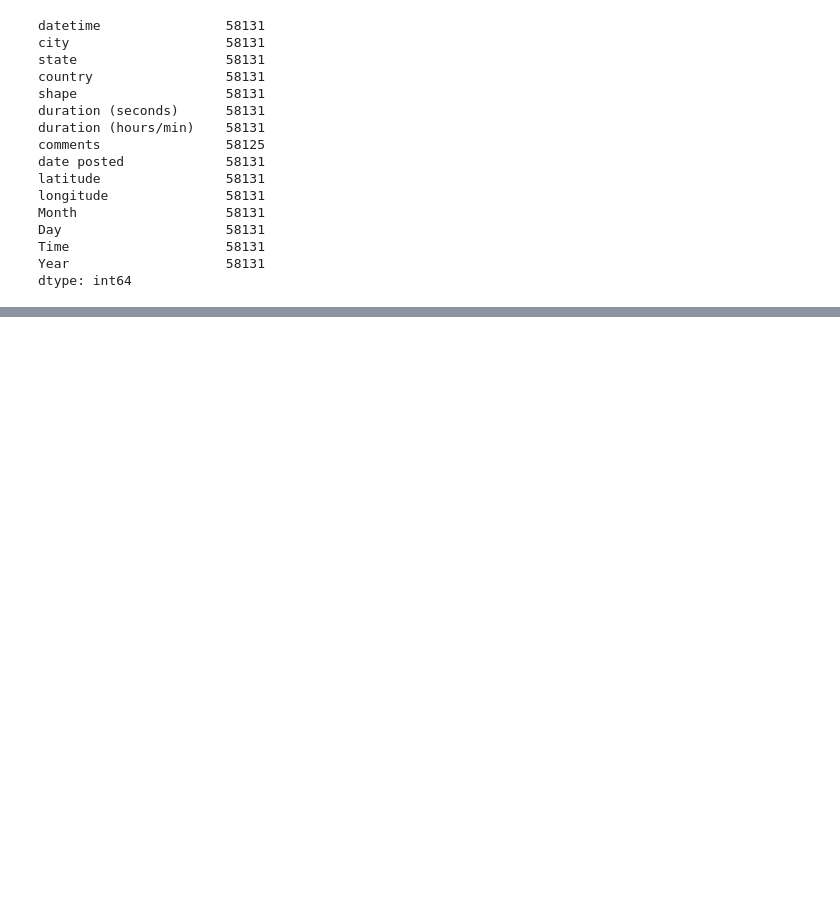
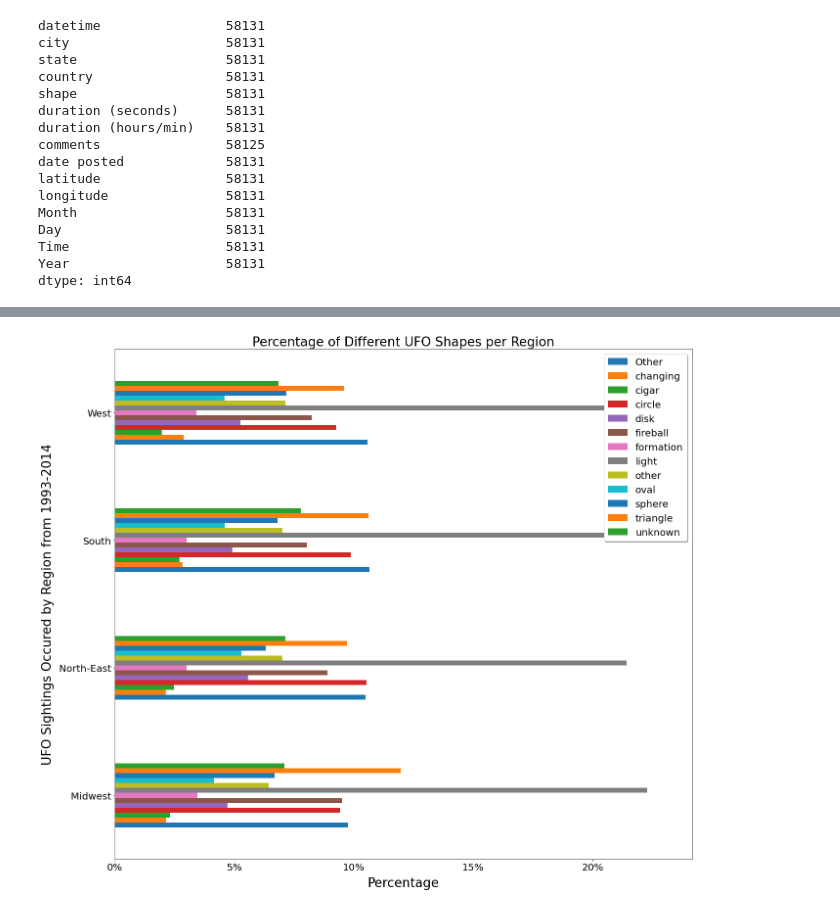
Before and after one commit to mmegancross/project-1-alien-analysis, a Jupyter notebook: UFO_dataset_trimmed.ipynb, the cells around one changed output, grey strips where cells are left out. Cells and saved outputs as stored; diff of their text form; code cells hidden in the pictures; blank space fills up the shorter version.

Commit message:
Region code added

```diff
--- a/UFO_dataset_trimmed.ipynb
+++ b/UFO_dataset_trimmed.ipynb
@@ -670,0 +720,6 @@ plt.show()
+# %%
+#reduce dataframe to shape and region
+
+smaller_region_data = region_ufo_data[["shape", "region"]]
+
+smaller_region_data.head()
@@ -670,0 +800,5 @@ plt.show()
+# %%
+#unstack the data
+
+unstack_region_data = region_count_year.unstack(level=0)
+unstack_region_data
@@ -670,0 +822,5 @@ plt.show()
+# %%
+#find percentage of columns (region)
+
+percent_region_data = unstack_region_data/unstack_region_data.sum()*100
+percent_region_data
@@ -670,0 +844,4 @@ plt.show()
+# %%
+#rotate the percentage data to shape being the columns and region the rows
+unstack_region_data_rotate = percent_region_data.T
+unstack_region_data_rotate
@@ -670,0 +865,28 @@ plt.show()
+# %%
+#plot the percentage of shapes by region data
+
+unstack_region_data_rotate.plot(kind='barh', figsize=(20,16), fontsize=20)
+
+plt.xlabel("Percentage", fontsize=26, labelpad = 10)
+plt.ylabel("UFO Sightings Occured by Region from 1993-2014", fontsize=26, labelpad = 10)
+plt.title("Percentage of Different UFO Shapes per Region", fontsize=26)
+
+
+#plt.grid(b=True, which='major', color='#369c0b', linestyle='-')
+#plt.grid(b=True, which='minor', color='#369c0b', linestyle='-')
+plt.legend(["Other", "changing", "cigar", "circle", "disk", "fireball", "formation", "light", "other", "oval", "sphere", "triangle", "unknown"], loc="upper right", shadow=True, numpoints=True, fontsize=20)
+
+plt.tight_layout()
+
+plt.yticks(np.arange(4), labels)
+labels = ["Midwest", "North-East", "South", "West"]
+xlabels = ["0%", '5%','10%', '15%', '20%']
+plt.xticks(np.arange(0,25,5), xlabels)
+
+
+#plt.savefig("Percentage of Different Shapes per Year without grid.png")
+
+
+plt.show()
+# %% [output]
+[figure, added]
```
Also changed, not shown: parts of 62 cells of this notebook, 1 other file.
